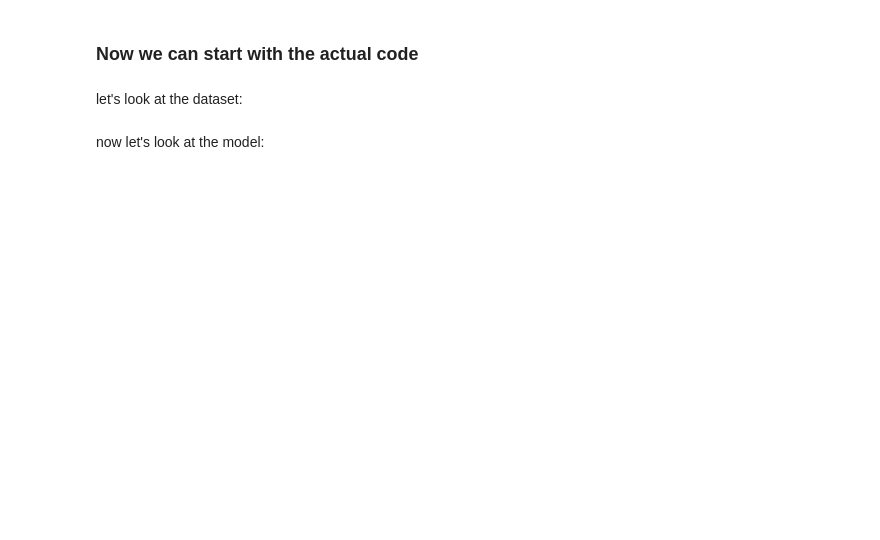
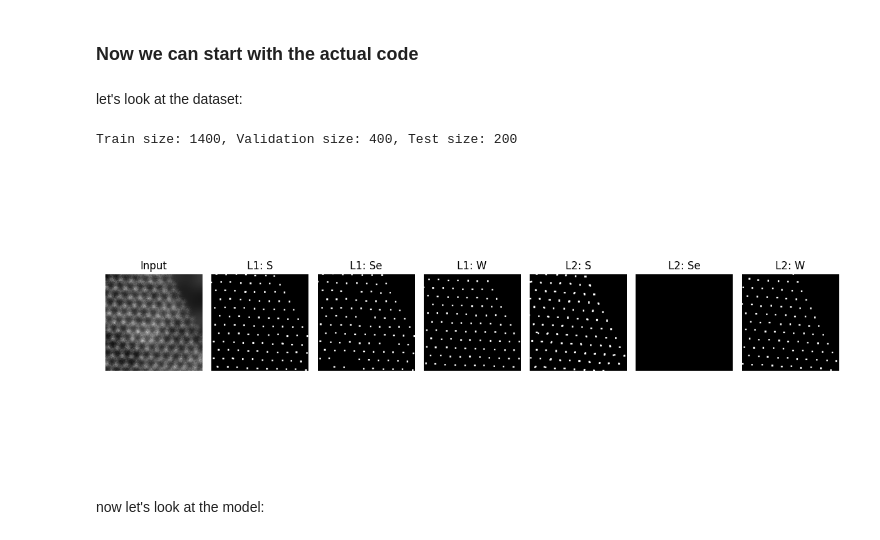
Before and after one commit to sumner-harris/Gomb-Net, a Jupyter notebook: Eval_WSSe_model.ipynb, the cells around one changed output. Cells and saved outputs as stored; diff of their text form; code cells hidden in the pictures; blank space fills up the shorter version.

```diff
--- a/Eval_WSSe_model.ipynb
+++ b/Eval_WSSe_model.ipynb
@@ -22,11 +22,13 @@ from matplotlib.colors import Normalize
 from matplotlib import cm
 
 # colab interactive plots and drive
+drive = False
 if 'google.colab' in sys.modules:
     from  google.colab import drive
     from google.colab import output
     drive.mount('/content/drive')
     output.enable_custom_widget_manager()
+    drive = True
 else:
     %matplotlib widget
 
@@ -73,6 +93,10 @@ https://drive.google.com/drive/folders/1tDF283xry5op3t594oBUlcNLKbjRTV7C?usp=sha
 # %% [markdown]
 ### Run the following cell after the download is complete
 # %%
-shared_folder = 'drive/My Drive/Gomb-Net files'
+if drive:
+    shared_folder = 'drive/My Drive/Gomb-Net files'
+else:
+    shared_folder = '/Users/austin/Desktop/Gomb-Net aux files'
+
 print('available files & directories:')
 !ls '{shared_folder}'
@@ -85,16 +113,26 @@ let's look at the dataset:
 images_dir = str(shared_folder + '/WSSe_dataset/images')
 labels_dir = str(shared_folder + '/WSSe_dataset/labels')
 train_loader, val_loader, test_loader = get_dataloaders(images_dir, labels_dir, batch_size = 1, val_split=0.2, test_split=0.1)
+# %% [output]
+Train size: 1400, Validation size: 400, Test size: 200
 # %%
 test_iter = 0
 test = test_loader.dataset[test_iter][0].unsqueeze(0)
 gt = test_loader.dataset[test_iter][1]
 
-fig, ax = plt.subplots(1, 2, figsize=(10, 5))
+fig, ax = plt.subplots(1, 7, figsize=(12, 5))
 ax[0].imshow(test[0, 0].cpu().numpy(), cmap='gray')
 ax[0].set_title('Input')
-ax[1].imshow(gt[0].cpu().numpy(), cmap='gray')
-ax[1].set_title('Ground Truth')
+
+titles = ['L1: S', 'L1: Se', 'L1: W', 'L2: S', 'L2: Se', 'L2: W']
+for i in range(6):
+    ax[i+1].imshow(gt[i].cpu().numpy(), cmap='gray')
+    ax[i+1].set_title(titles[i])
+for a in ax:
+    a.axis('off')
+fig.tight_layout()
+# %% [output]
+[figure, added]
 # %% [markdown]
 now let's look at the model:
 # %%
```
Also changed, not shown: parts of 24 cells of this notebook, 1 other file.
